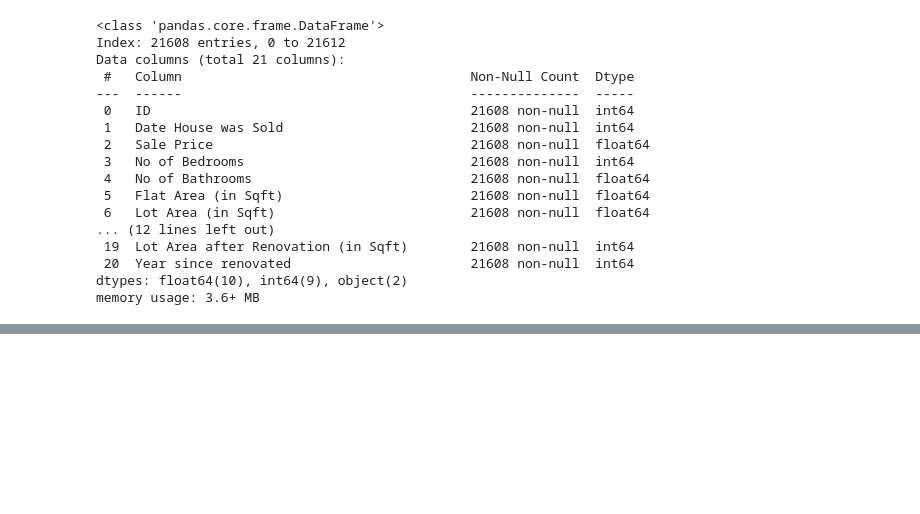
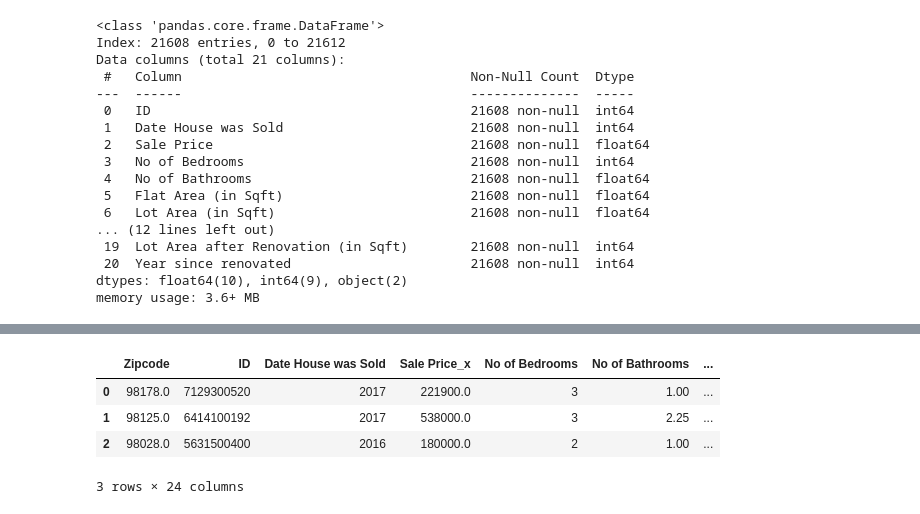
Before and after one commit to trailokya-world/House-price-prediction-, a Jupyter notebook: cleaning and preprocessing.ipynb, the cells around one changed output, grey strips where cells are left out. Saved outputs shown, nothing was run; the diff lists cells and outputs as text; code cells hidden in the pictures; blank space fills up the shorter version.

```diff
--- a/cleaning and preprocessing.ipynb
+++ b/cleaning and preprocessing.ipynb
@@ -148,0 +197,7 @@ memory usage: 3.6+ MB
+# %%
+data=pd.merge(left=data,
+         right=zipcode,
+         left_on="Zipcode",
+        how="left",
+        right_index=True
+         )
@@ -148,0 +224,8 @@ memory usage: 3.6+ MB
+# %%
+data.head(3)
+# %% [output]
+|  | Zipcode | ID | Date House was Sold | Sale Price_x | No of Bedrooms | No of Bathrooms | ... |
+| 0 | 98178.0 | 7129300520 | 2017 | 221900.0 | 3 | 1.00 | ... |
+| 1 | 98125.0 | 6414100192 | 2017 | 538000.0 | 3 | 2.25 | ... |
+| 2 | 98028.0 | 5631500400 | 2016 | 180000.0 | 2 | 1.00 | ... |
+3 rows × 24 columns
```
Also changed, not shown: parts of 8 cells of this notebook.
